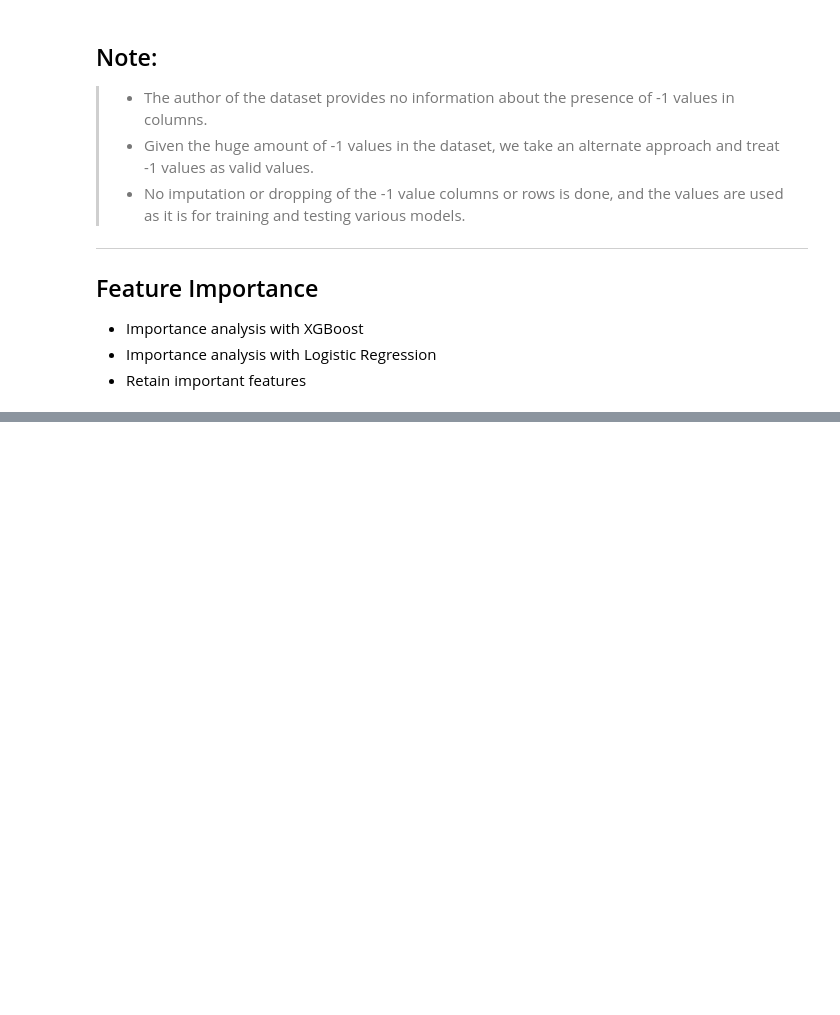
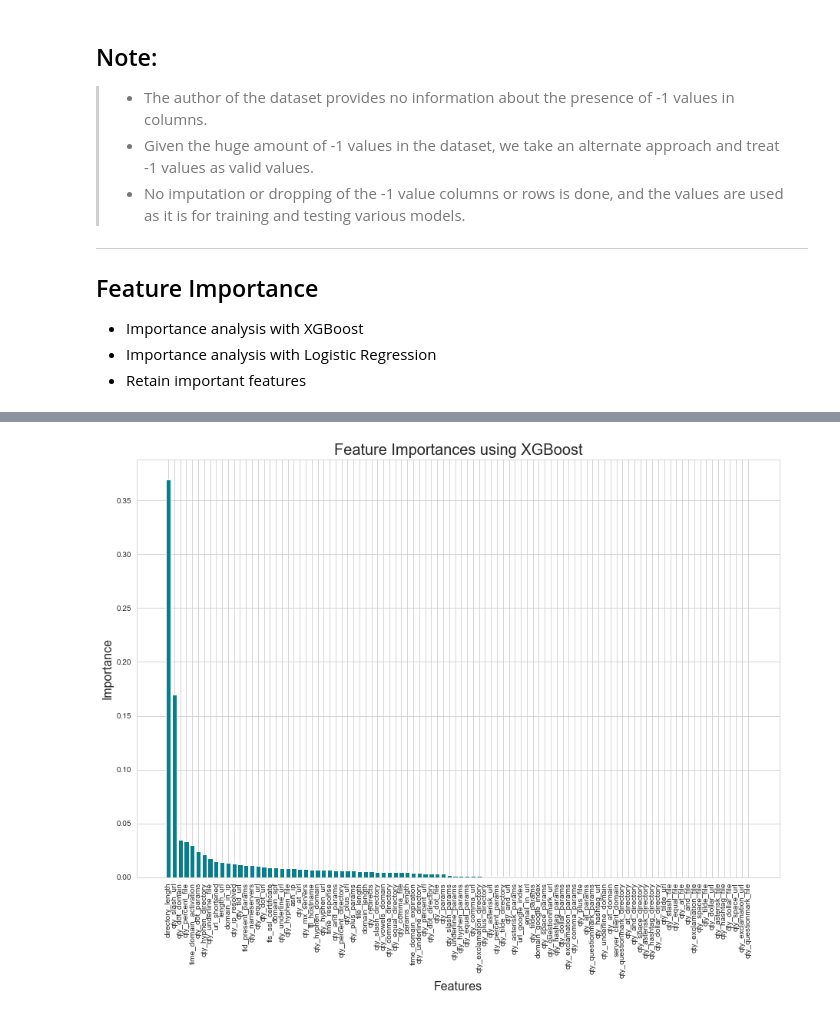
Before and after one commit to leoAshu/phishing-url-detection, a Jupyter notebook: notebooks/approach_2.ipynb, the cells around one changed output, grey strips where cells are left out. Saved outputs shown, nothing was run; the diff lists cells and outputs as text; code cells hidden in the pictures; blank space fills up the shorter version.

Commit message:
create a mapping of features and feature importance

```diff
--- a/notebooks/approach_2.ipynb
+++ b/notebooks/approach_2.ipynb
@@ -198,0 +199,25 @@ training end: 8.70 seconds elapsed!
+# %%
+# create a mapping of features and feature importance
+imp_features_xgb = pd.DataFrame(
+    {
+        'features': X.columns,
+        'importance': model.feature_importances_
+    }
+)
+
+# sort the features by their feature importance in descending order
+imp_features_xgb = imp_features_xgb.sort_values(by='importance', ascending=False)
+
+# plot the feature importance
+plt.figure(figsize=(15,10))
+
+plt.bar(x=imp_features_xgb['features'], height=imp_features_xgb['importance'], color='#087E8B')
+
+plt.title('Feature Importances using XGBoost', size=20)
+plt.xlabel('Features', size=16)
+plt.ylabel('Importance', size=16)
+plt.xticks(rotation='vertical')
+
+plt.show()
+# %% [output]
+[figure, added]
```
Also changed, not shown: parts of 2 cells of this notebook.
